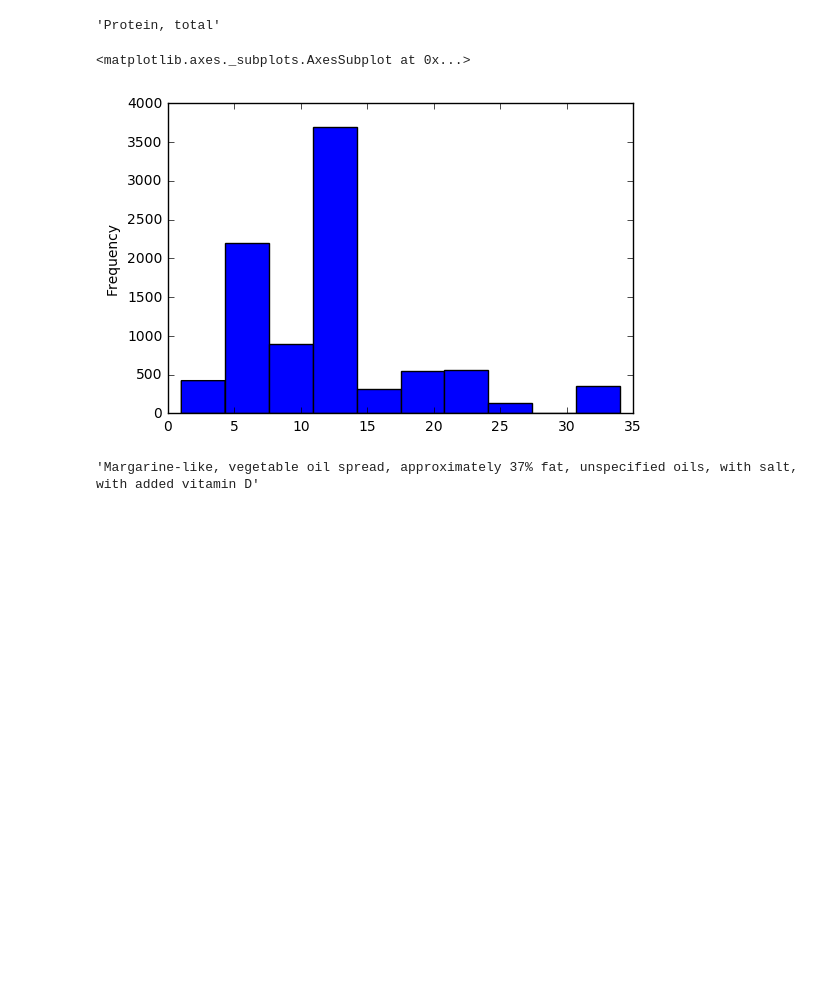
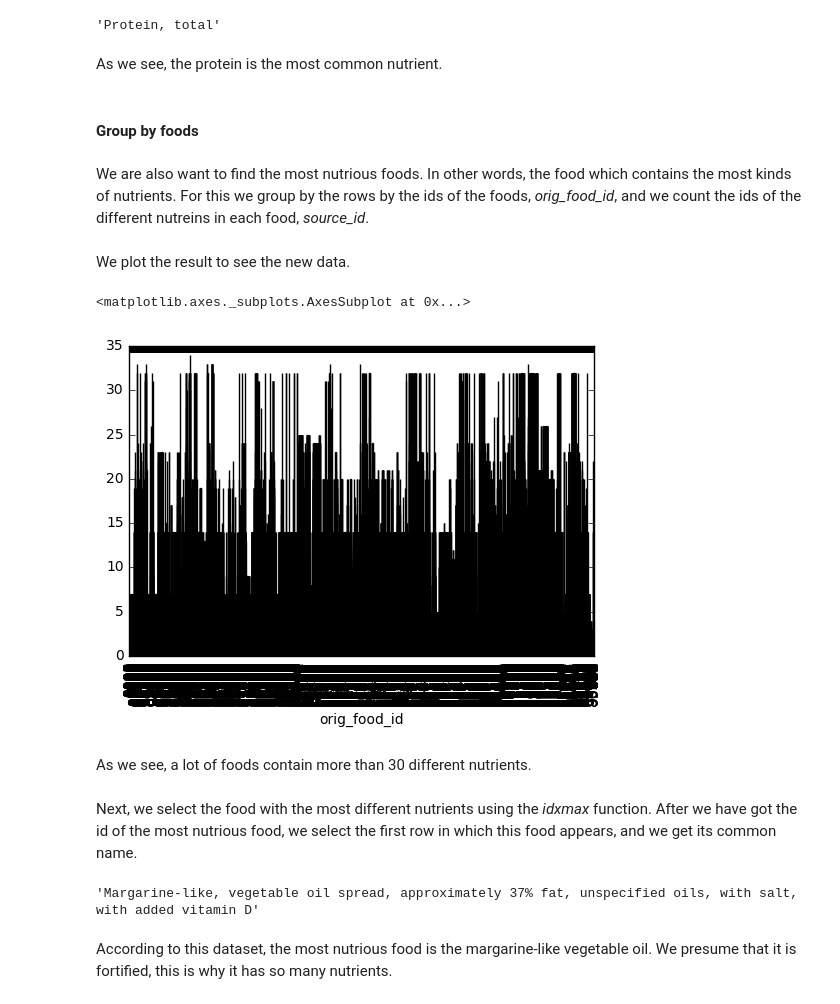
Before and after one commit to himamis/va-lab-project, a Jupyter notebook: Contents.ipynb, the cells around one changed output. Saved outputs shown, nothing was run; the diff lists cells and outputs as text; code cells hidden in the pictures; blank space fills up the shorter version.

```diff
--- a/Contents.ipynb
+++ b/Contents.ipynb
@@ -23,15 +35,31 @@ sourceid_maxfood = gb_sourceid.idxmax()
 contents[contents.source_id == sourceid_maxfood].head(1).orig_source_name.values[0]
 # %% [output]
 'Protein, total'
+# %% [markdown]
+As we see, the protein is the most common nutrient.
+# %% [markdown]
+#### Group by foods
+# %% [markdown]
+We are also want to find the most nutrious foods. In other words, the food which contains the most kinds of nutrients.
+For this we group by the rows by the ids of the foods, *orig_food_id*, and we count the ids of the different nutreins in each food, *source_id*.
 # %%
 gb_foodid = nutrients.groupby(contents.orig_food_id).source_id.nunique()
+# %% [markdown]
+We plot the result to see the new data.
 # %%
-gb_foodid.plot(kind='hist')
+gb_foodid.plot(kind='bar')
 # %% [output]
 <matplotlib.axes._subplots.AxesSubplot at 0x...>
-[figure, old version]
+[figure, new version]
+# %% [markdown]
+As we see, a lot of foods contain more than 30 different nutrients.
+# %% [markdown]
+Next, we select the food with the most different nutrients using the *idxmax* function.
+After we have got the id of the most nutrious food, we select the first row in which this food appears, and we get its common name.
 # %%
 foodid_maxsource = gb_foodid.idxmax()
 contents[contents.orig_food_id == foodid_maxsource].head(1).orig_food_common_name.values[0]
 # %% [output]
 'Margarine-like, vegetable oil spread, approximately 37% fat, unspecified oils, with salt, with added vitamin D'
+# %% [markdown]
+According to this dataset, the most nutrious food is the margarine-like vegetable oil. We presume that it is fortified, this is why it has so many nutrients.
```
Also changed, not shown: parts of 6 cells of this notebook, 1 other file.
